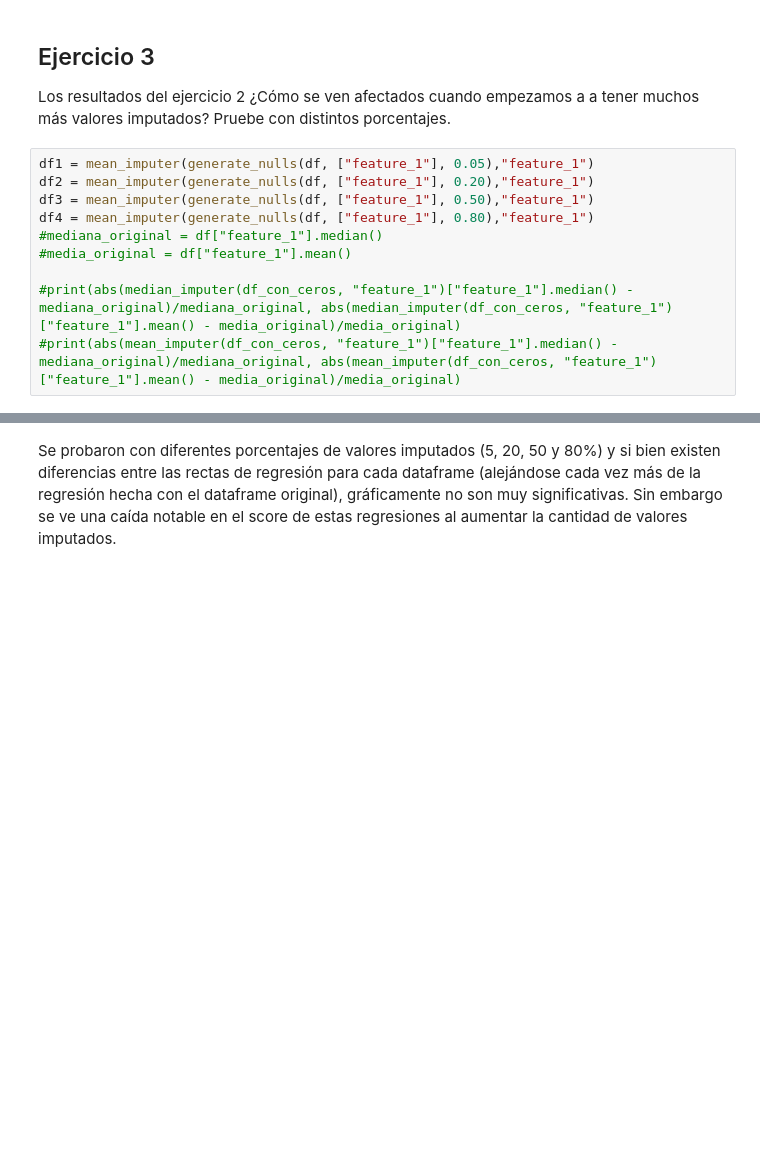
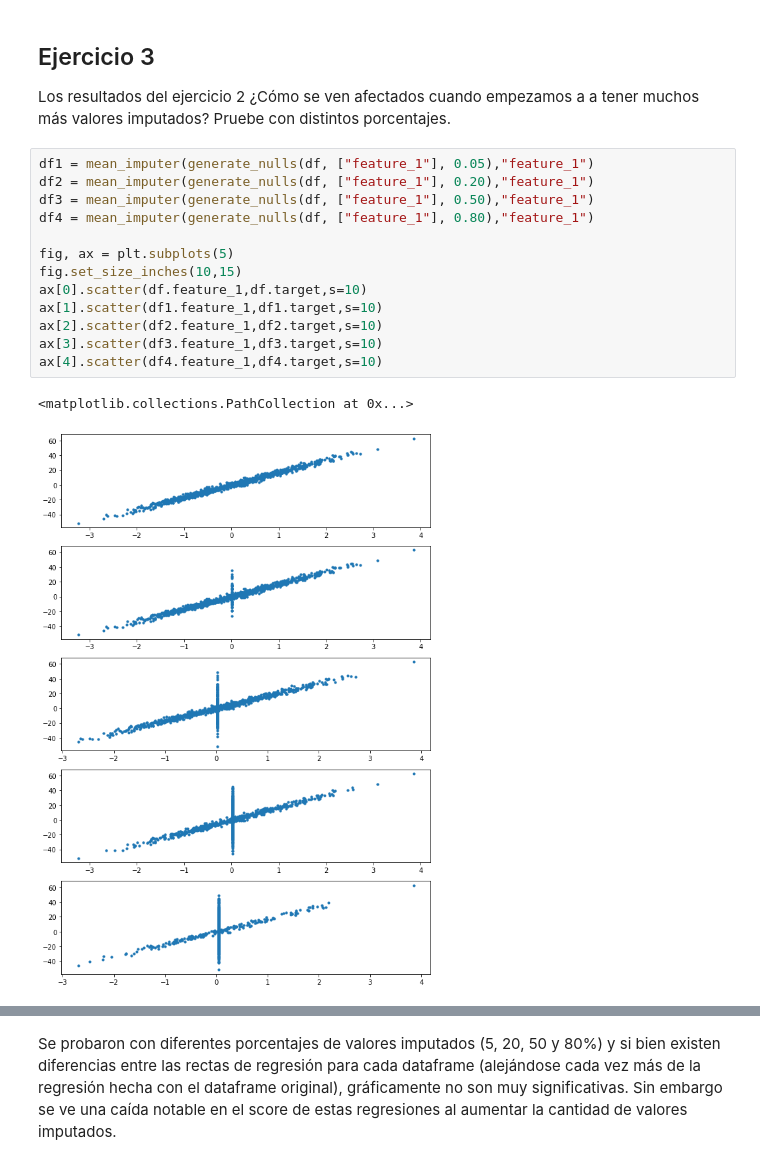
Before and after one commit to leandrotorrent/tpiia, a Jupyter notebook: tp_integrador.ipynb, the cells around one changed output, grey strips where cells are left out. Cells and saved outputs as stored; diff of their text form; blank space fills up the shorter version.

```diff
--- a/tp_integrador.ipynb
+++ b/tp_integrador.ipynb
@@ -354,11 +355,17 @@ Los resultados del ejercicio 2 ¿Cómo se ven afectados cuando empezamos a a ten
 # %%
 df1 = mean_imputer(generate_nulls(df, ["feature_1"], 0.05),"feature_1")
 df2 = mean_imputer(generate_nulls(df, ["feature_1"], 0.20),"feature_1")
 df3 = mean_imputer(generate_nulls(df, ["feature_1"], 0.50),"feature_1")
 df4 = mean_imputer(generate_nulls(df, ["feature_1"], 0.80),"feature_1")
-#mediana_original = df["feature_1"].median()
-#media_original = df["feature_1"].mean()
 
-#print(abs(median_imputer(df_con_ceros, "feature_1")["feature_1"].median() - mediana_original)/mediana_original, abs(median_imputer(df_con_ceros, "feature_1")["feature_1"].mean() - media_original)/media_original)
-#print(abs(mean_imputer(df_con_ceros, "feature_1")["feature_1"].median() - mediana_original)/mediana_original, abs(mean_imputer(df_con_ceros, "feature_1")["feature_1"].mean() - media_original)/media_original)
+fig, ax = plt.subplots(5)
+fig.set_size_inches(10,15)
+ax[0].scatter(df.feature_1,df.target,s=10)
+ax[1].scatter(df1.feature_1,df1.target,s=10)
+ax[2].scatter(df2.feature_1,df2.target,s=10)
+ax[3].scatter(df3.feature_1,df3.target,s=10)
+ax[4].scatter(df4.feature_1,df4.target,s=10)
+# %% [output]
+<matplotlib.collections.PathCollection at 0x...>
+[figure, added]
 # %%
```
Also changed, not shown: parts of 37 cells of this notebook.
